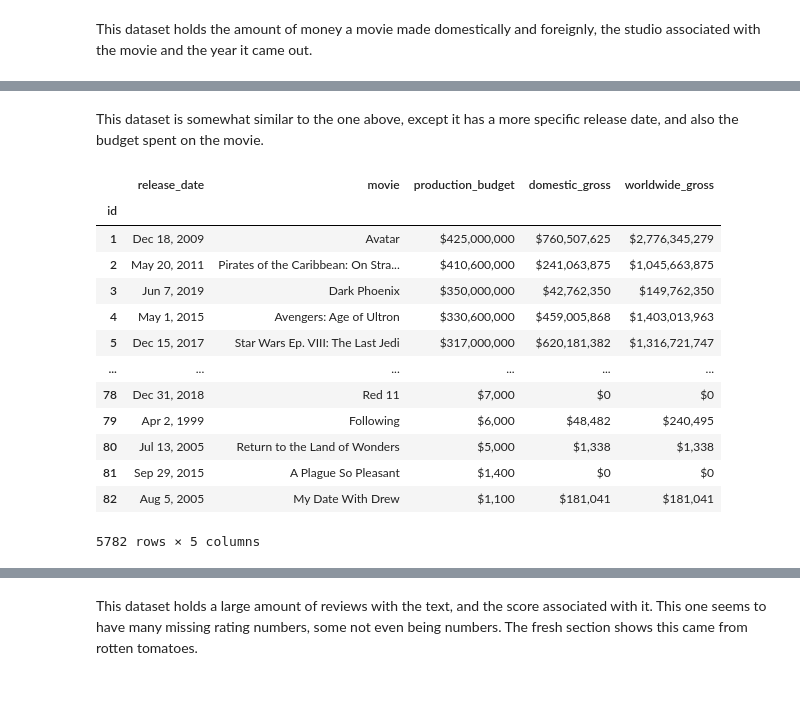
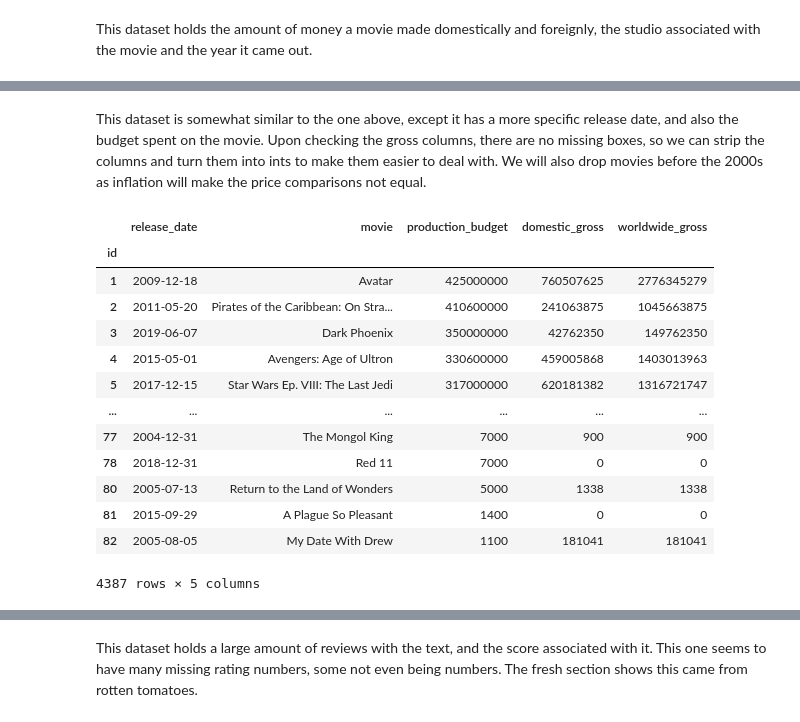
Before and after one commit to Zxhjlk/Phase2Project, a Jupyter notebook: notebooks/Data_Cleaning.ipynb, the cells around one changed output, grey strips where cells are left out. Drawn from its saved outputs; the diff is of its cells as text; code cells hidden in the pictures; blank space fills up the shorter version.

```diff
--- a/notebooks/Data_Cleaning.ipynb
+++ b/notebooks/Data_Cleaning.ipynb
@@ -33,19 +35,27 @@ df_gross
 # %% [markdown]
-This dataset is somewhat similar to the one above, except it has a more specific release date, and also the budget spent on the movie.
+This dataset is somewhat similar to the one above, except it has a more specific release date, and also the budget spent on the movie. Upon checking the gross columns, there are no missing boxes, so we can strip the columns and turn them into ints to make them easier to deal with. We will also drop movies before the 2000s as inflation will make the price comparisons not equal.
-# %%
-df_budgets
-# %% [output]
-|  | release_date | movie | production_budget | domestic_gross | worldwide_gross |
-| id |  |  |  |  |  |
-| 1 | Dec 18, 2009 | Avatar | $425,000,000 | $760,507,625 | $2,776,345,279 |
-| 2 | May 20, 2011 | Pirates of the Caribbean: On Stra... | $410,600,000 | $241,063,875 | $1,045,663,875 |
-| 3 | Jun 7, 2019 | Dark Phoenix | $350,000,000 | $42,762,350 | $149,762,350 |
-| 4 | May 1, 2015 | Avengers: Age of Ultron | $330,600,000 | $459,005,868 | $1,403,013,963 |
-| 5 | Dec 15, 2017 | Star Wars Ep. VIII: The Last Jedi | $317,000,000 | $620,181,382 | $1,316,721,747 |
-| ... | ... | ... | ... | ... | ... |
-| 78 | Dec 31, 2018 | Red 11 | $7,000 | $0 | $0 |
-| 79 | Apr 2, 1999 | Following | $6,000 | $48,482 | $240,495 |
-| 80 | Jul 13, 2005 | Return to the Land of Wonders | $5,000 | $1,338 | $1,338 |
-| 81 | Sep 29, 2015 | A Plague So Pleasant | $1,400 | $0 | $0 |
-| 82 | Aug 5, 2005 | My Date With Drew | $1,100 | $181,041 | $181,041 |
-5782 rows × 5 columns
+# %%
+#df_budgets[['production_budget', 'domestic_gross', 'wordlwide_gross']] = df_budgets[['production_budget', 'domestic_gross', 'worldwide_gross']].apply(lambda x: x.replace('$', '').replace(',', ''))
+#Remove all symbols and convert to int
+df_budgets['production_budget'] = df_budgets['production_budget'].map(lambda x: int(x.replace('$', '').replace(',', '')))
+df_budgets['domestic_gross'] = df_budgets['domestic_gross'].map(lambda x: int(x.replace('$', '').replace(',', '')))
+df_budgets['worldwide_gross'] = df_budgets['worldwide_gross'].map(lambda x: int(x.replace('$', '').replace(',', '')))
+#convert to datetime, remove everything before 2000s
+df_budgets['release_date'] = pd.to_datetime(df_budgets['release_date']).dt.date
+df_budgets = df_budgets[df_budgets['release_date'] > pd.to_datetime('1999-12-31')]
+df_budgets
+# %% [output]
+|  | release_date | movie | production_budget | domestic_gross | worldwide_gross |
+| id |  |  |  |  |  |
+| 1 | 2009-12-18 | Avatar | 425000000 | 760507625 | 2776345279 |
+| 2 | 2011-05-20 | Pirates of the Caribbean: On Stra... | 410600000 | 241063875 | 1045663875 |
+| 3 | 2019-06-07 | Dark Phoenix | 350000000 | 42762350 | 149762350 |
+| 4 | 2015-05-01 | Avengers: Age of Ultron | 330600000 | 459005868 | 1403013963 |
+| 5 | 2017-12-15 | Star Wars Ep. VIII: The Last Jedi | 317000000 | 620181382 | 1316721747 |
+| ... | ... | ... | ... | ... | ... |
+| 77 | 2004-12-31 | The Mongol King | 7000 | 900 | 900 |
+| 78 | 2018-12-31 | Red 11 | 7000 | 0 | 0 |
+| 80 | 2005-07-13 | Return to the Land of Wonders | 5000 | 1338 | 1338 |
+| 81 | 2015-09-29 | A Plague So Pleasant | 1400 | 0 | 0 |
+| 82 | 2005-08-05 | My Date With Drew | 1100 | 181041 | 181041 |
+4387 rows × 5 columns
```
Also changed, not shown: parts of 11 cells of this notebook.
